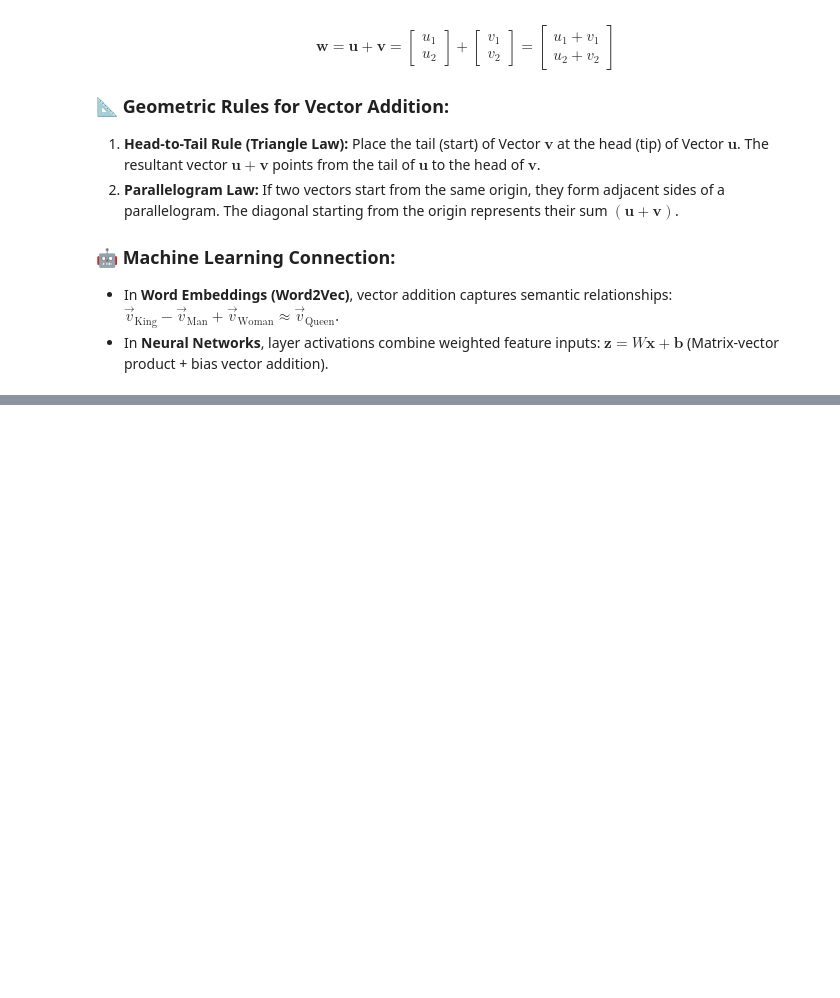
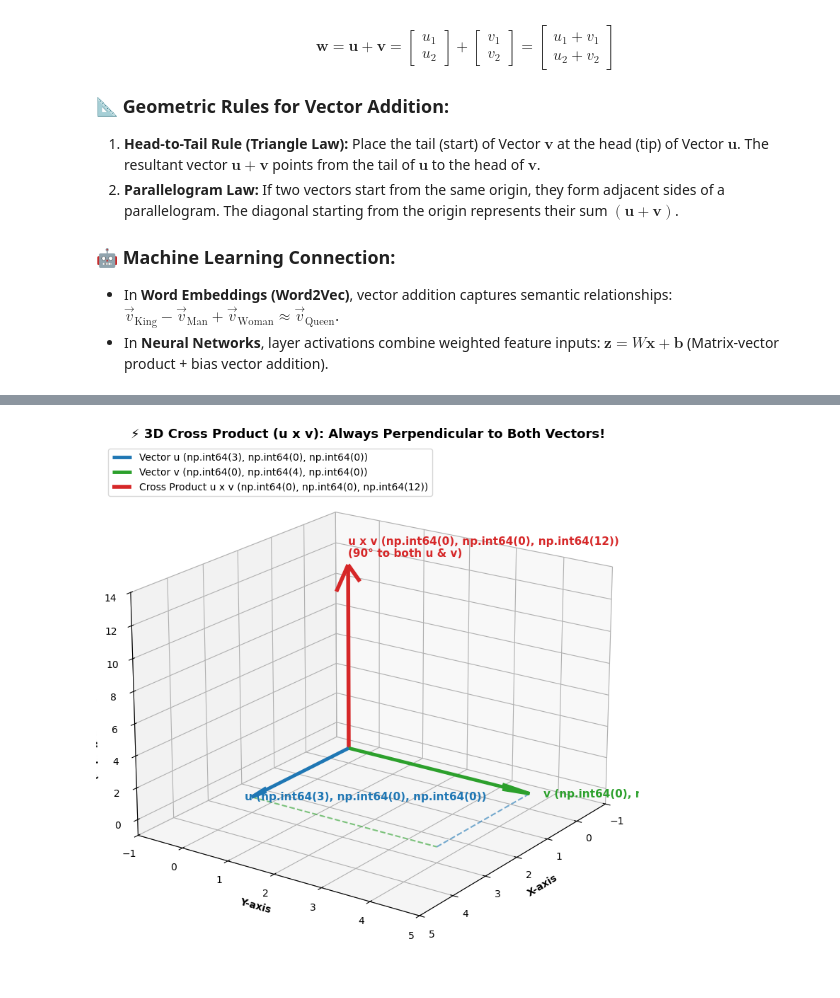
Before and after one commit to muhammadabid236159/AI-100-days-, a Jupyter notebook: 12_Linear_Algebra/day29_linear_algebra.ipynb, the cells around one changed output, grey strips where cells are left out. Cells and saved outputs as stored; diff of their text form; code cells hidden in the pictures; blank space fills up the shorter version.

```diff
--- a/12_Linear_Algebra/day29_linear_algebra.ipynb
+++ b/12_Linear_Algebra/day29_linear_algebra.ipynb
@@ -484,0 +465,76 @@ plt.show()
+# %%
+# ==========================================================
+# 7. CROSS PRODUCT: CALCULATION, PROPERTIES & 3D VISUALIZATION
+# ==========================================================
+import numpy as np
+import matplotlib.pyplot as plt
+from mpl_toolkits.mplot3d import Axes3D
+
+# Define two 3D vectors
+u = np.array([3, 0, 0])
+v = np.array([0, 4, 0])
+
+# 1. Calculate Cross Product using np.cross
+cross_uv = np.cross(u, v)
+cross_vu = np.cross(v, u)
+
+print(f"Vector u                : {u}")
+print(f"Vector v                : {v}")
+print(f"Cross Product (u x v)   : {cross_uv}")
+print(f"Anti-commutative (v x u): {cross_vu}  (Opposite direction!)")
+
+# 2. Orthogonality Verification (Dot product must be 0)
+dot_u = np.dot(cross_uv, u)
+dot_v = np.dot(cross_uv, v)
+print(f"\nCheck (u x v) · u       : {dot_u} (Perpendicular to u!)")
+print(f"Check (u x v) · v       : {dot_v} (Perpendicular to v!)")
+
+# 3. Area of Parallelogram = Magnitude of Cross Product
+area_parallelogram = np.linalg.norm(cross_uv)
+print(f"Area of Parallelogram   : {area_parallelogram:.2f} sq units")
+
+# ==========================================================
+# 3D VISUALIZATION OF CROSS PRODUCT
+# ==========================================================
+fig = plt.figure(figsize=(10, 8))
+ax = fig.add_subplot(111, projection='3d')
+origin = np.array([0, 0, 0])
+
+# Plot Vector u (along X-axis)
+ax.quiver(origin[0], origin[1], origin[2], u[0], u[1], u[2],
+          color='#1f77b4', arrow_length_ratio=0.15, linewidth=3.5, label=f'Vector u {tuple(u)}')
+
+# Plot Vector v (along Y-axis)
+ax.quiver(origin[0], origin[1], origin[2], v[0], v[1], v[2],
+          color='#2ca02c', arrow_length_ratio=0.15, linewidth=3.5, label=f'Vector v {tuple(v)}')
+
+# Plot Resultant Vector u x v (perpendicular along Z-axis)
+ax.quiver(origin[0], origin[1], origin[2], cross_uv[0], cross_uv[1], cross_uv[2],
+          color='#d62728', arrow_length_ratio=0.12, linewidth=4, label=f'Cross Product u x v {tuple(cross_uv)}')
+
+# Draw the parallelogram formed by u and v on the XY-plane
+corner = u + v
+ax.plot([u[0], corner[0]], [u[1], corner[1]], [u[2], corner[2]], color='#2ca02c', linestyle='--', alpha=0.6)
+ax.plot([v[0], corner[0]], [v[1], corner[1]], [v[2], corner[2]], color='#1f77b4', linestyle='--', alpha=0.6)
+
+# Text annotations for each vector tip
+ax.text(u[0] + 0.2, u[1], u[2], f'u {tuple(u)}', fontsize=11, color='#1f77b4', fontweight='bold')
+ax.text(v[0], v[1] + 0.3, v[2], f'v {tuple(v)}', fontsize=11, color='#2ca02c', fontweight='bold')
+ax.text(cross_uv[0], cross_uv[1], cross_uv[2] + 0.5, f'u x v {tuple(cross_uv)}\n(90° to both u & v)',
+        fontsize=11, color='#d62728', fontweight='bold')
+
+# Axes settings & viewing angle
+ax.set_xlim([-1, 5])
+ax.set_ylim([-1, 5])
+ax.set_zlim([-1, 14])
+
+ax.set_xlabel('X-axis', fontweight='bold')
+ax.set_ylabel('Y-axis', fontweight='bold')
+ax.set_zlabel('Z-axis (Perpendicular)', fontweight='bold')
+ax.set_title('⚡ 3D Cross Product (u x v): Always Perpendicular to Both Vectors!', fontsize=13, fontweight='bold')
+ax.legend(loc='upper left')
+ax.view_init(elev=20, azim=35)
+
+plt.tight_layout()
+plt.show()
+# %% [output]
@@ -484,0 +549 @@ plt.show()
+[figure, added]
```
Also changed, not shown: parts of 19 cells of this notebook, 1 other file.
